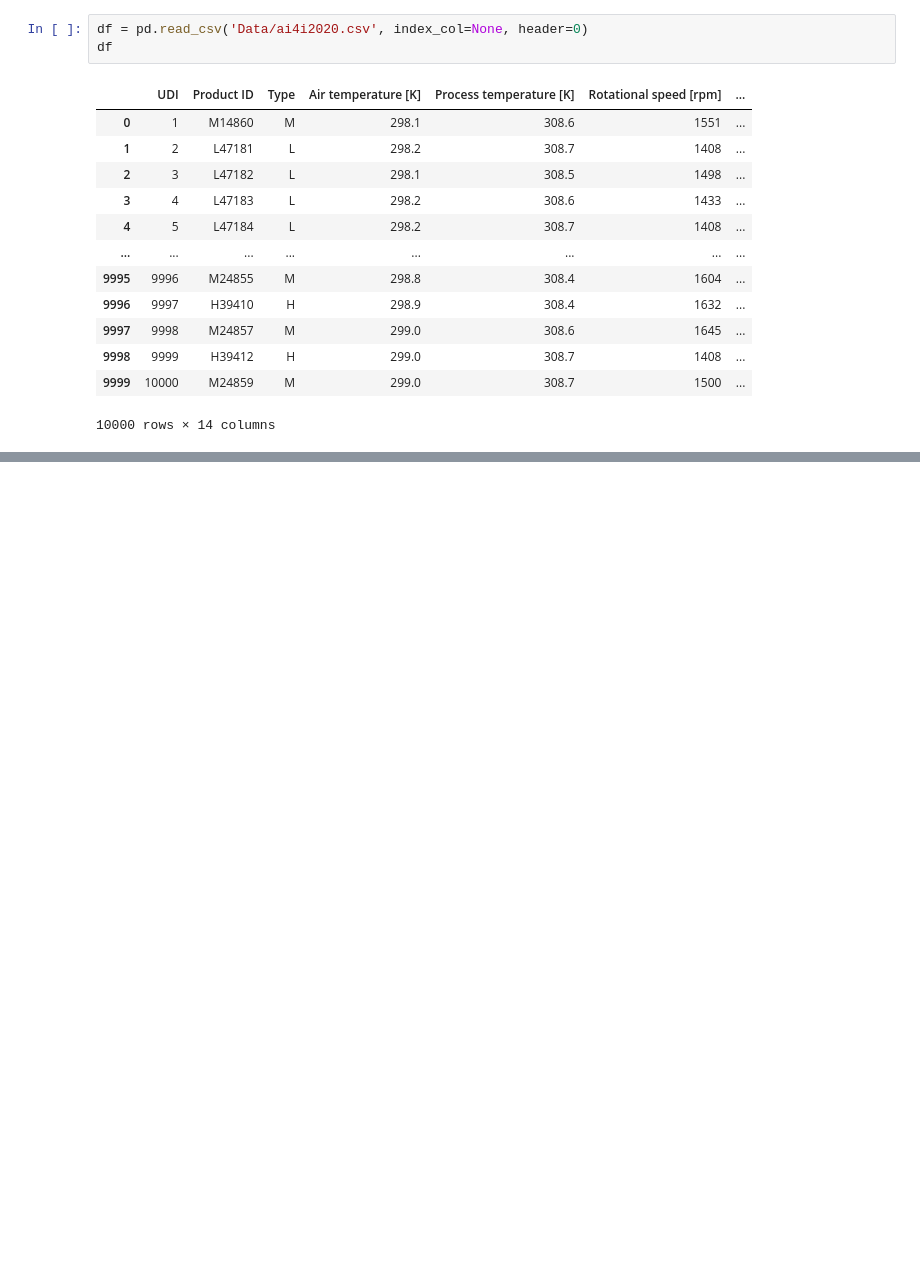
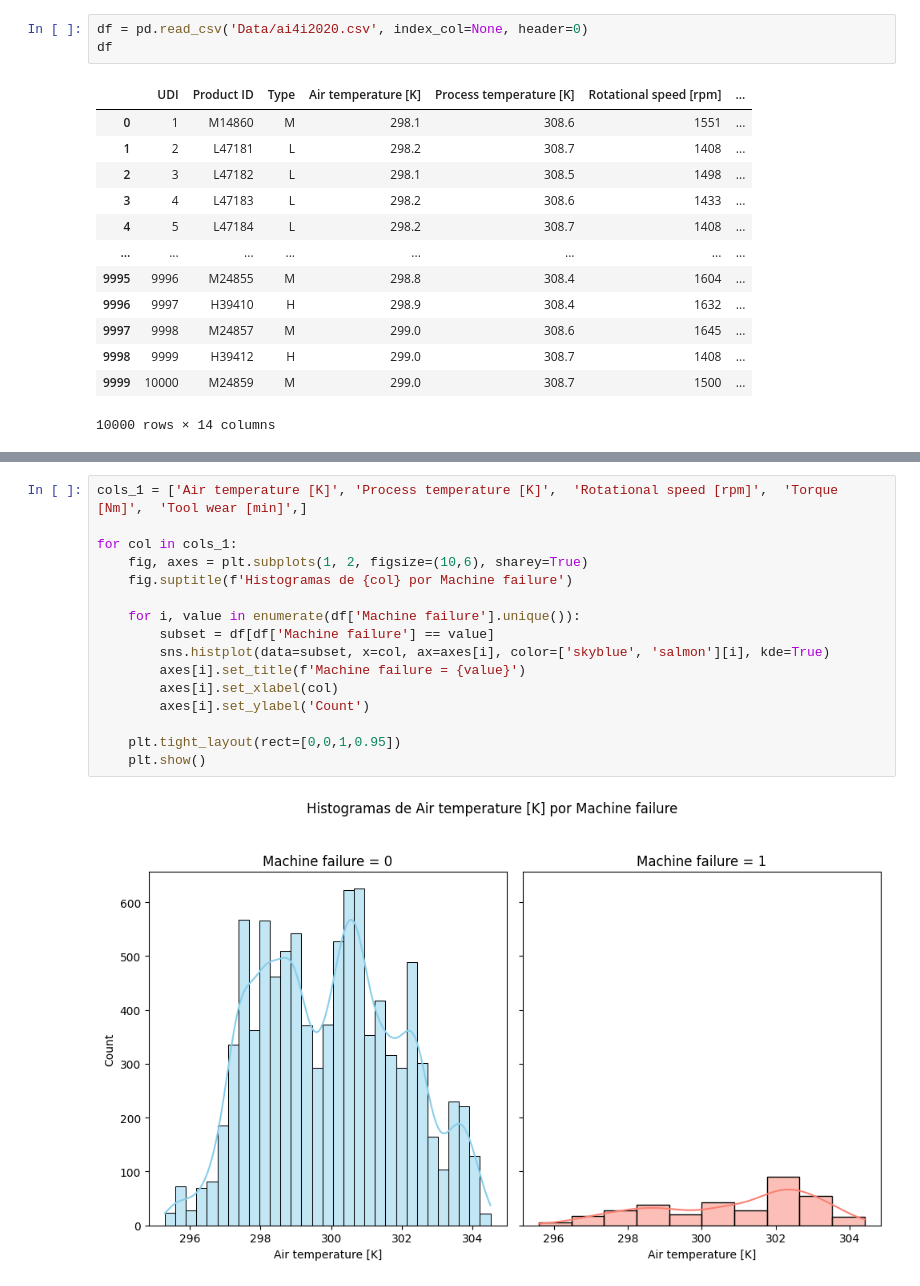
Before and after one commit to AlexanderPelaezJimenez/survival_analysis, a Jupyter notebook: survival_analysis.ipynb, the cells around one changed output, grey strips where cells are left out. Drawn from its saved outputs; the diff is of its cells as text; blank space fills up the shorter version.

```diff
--- a/survival_analysis.ipynb
+++ b/survival_analysis.ipynb
@@ -107,0 +145,18 @@ df
+# %%
+cols_1 = ['Air temperature [K]', 'Process temperature [K]',  'Rotational speed [rpm]',  'Torque [Nm]',  'Tool wear [min]',]
+
+for col in cols_1:
+    fig, axes = plt.subplots(1, 2, figsize=(10,6), sharey=True)
+    fig.suptitle(f'Histogramas de {col} por Machine failure')
+
+    for i, value in enumerate(df['Machine failure'].unique()):
+        subset = df[df['Machine failure'] == value]
+        sns.histplot(data=subset, x=col, ax=axes[i], color=['skyblue', 'salmon'][i], kde=True)
+        axes[i].set_title(f'Machine failure = {value}')
+        axes[i].set_xlabel(col)
+        axes[i].set_ylabel('Count')
+
+    plt.tight_layout(rect=[0,0,1,0.95])
+    plt.show()
+# %% [output]
+[figure, added]
```
Also changed, not shown: parts of 4 cells of this notebook.
